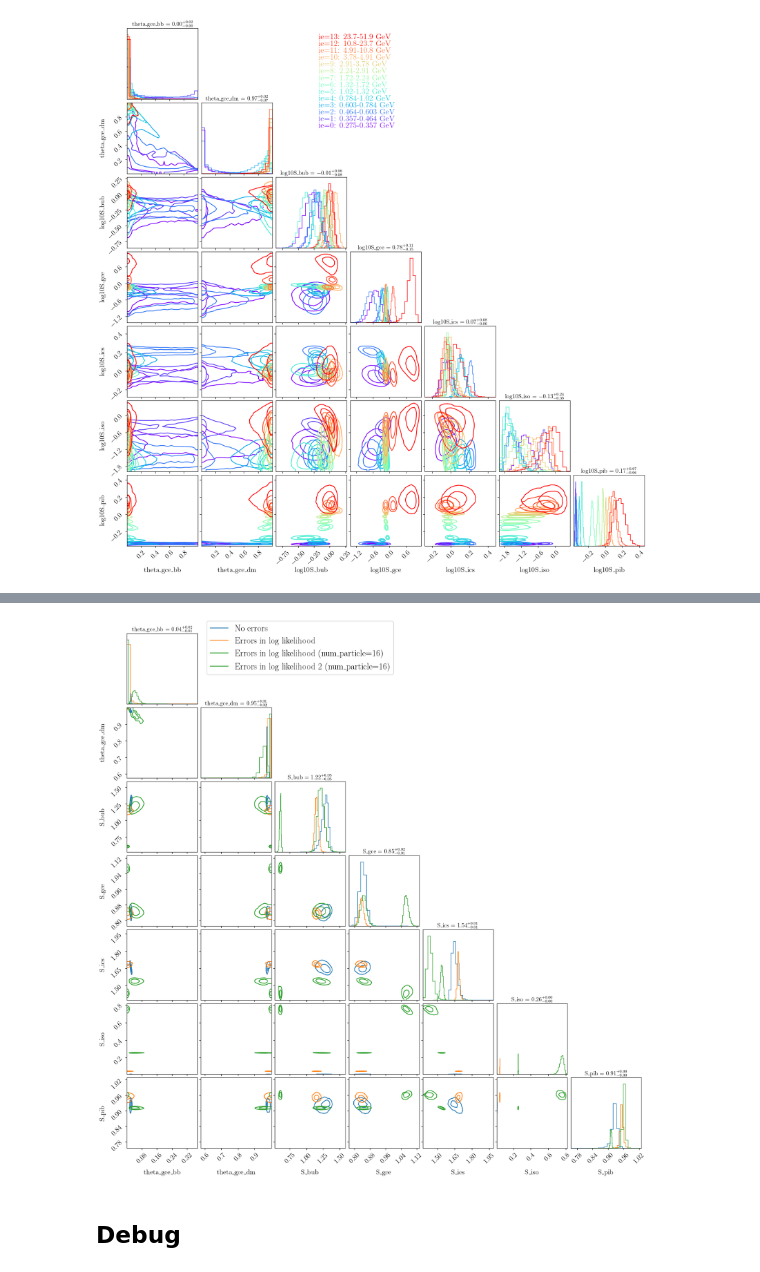
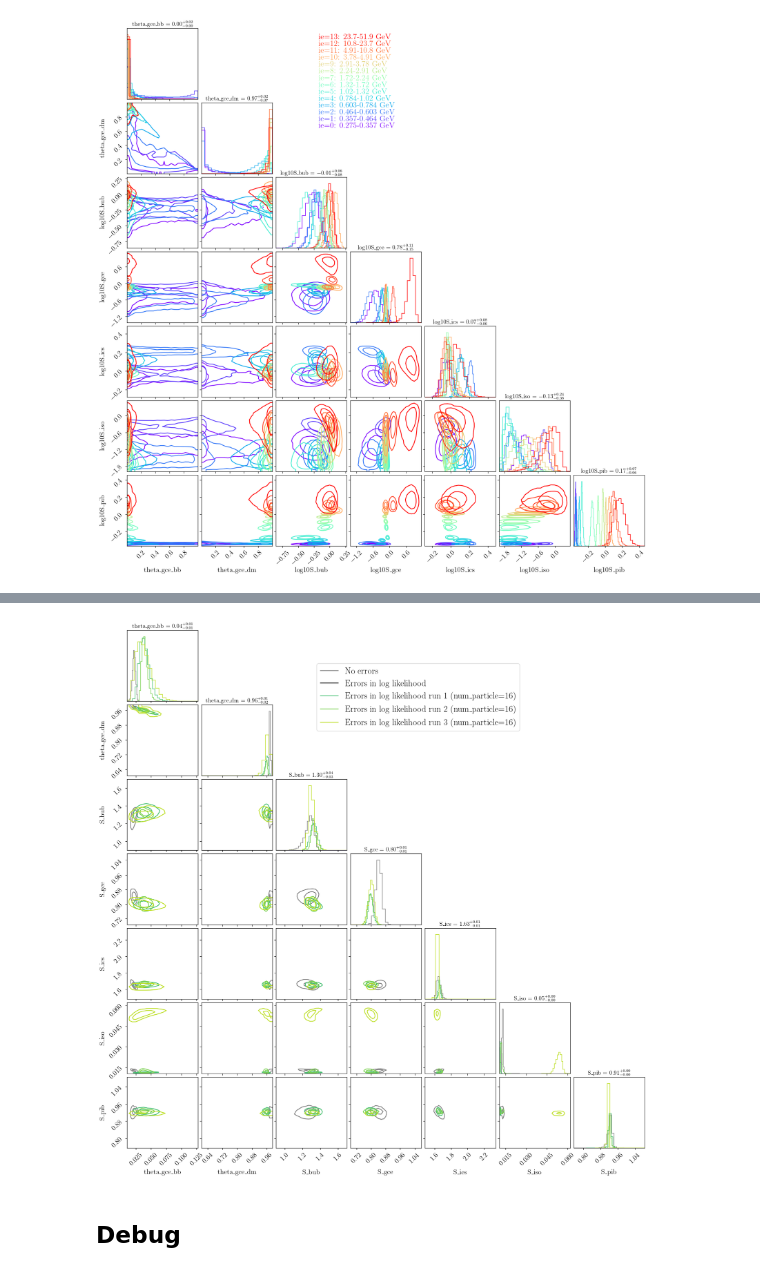
Before and after one commit to yitiansun/gce-prob-prog, a Jupyter notebook: notebooks/3_fit_gcepy.ipynb, the cells around one changed output, grey strips where cells are left out. Drawn from its saved outputs; the diff is of its cells as text; code cells hidden in the pictures.

Commit message:
rerun gcepy fit

```diff
--- a/notebooks/3_fit_gcepy.ipynb
+++ b/notebooks/3_fit_gcepy.ipynb
@@ -63,9 +63,9 @@ s = pickle.load(open(f'{output_dir}/compare_gcepy/gcepy_svi_ie0.p', 'rb'))[0]
 ### 1.2 full
 # %%
 svi_results = ebinmodel_gcepy.fit_SVI(
-    rng_key=jax.random.PRNGKey(422),
+    rng_key=jax.random.PRNGKey(42),
     num_flows=5, hidden_dims=[128, 128],
-    n_steps=20000, lr=5e-5, num_particles=8,
+    n_steps=20000, lr=3e-5, num_particles=16,
     ebin='all',
     error_mode='ll',
 )
@@ -153,21 +156,24 @@ WARNING:root:Too few points to create valid contours
 # %%
 samples_dict = {
     'noerr' : pickle.load(open(f'{output_dir}/compare_gcepy/gcepy_svi_full.p', 'rb'))[0],
-    'errll' : pickle.load(open(f'{output_dir}/compare_gcepy/gcepy_svi_full_errll.p', 'rb'))[0],
-    'errll_par16' : pickle.load(open(f'{output_dir}/compare_gcepy/gcepy_svi_full_errll_par16.p', 'rb'))[0],
-    'errll_par16_2' : pickle.load(open(f'{output_dir}/compare_gcepy/gcepy_svi_full_errll_par16_2.p', 'rb'))[0],
+    #'errll' : pickle.load(open(f'{output_dir}/compare_gcepy/gcepy_svi_full_errll.p', 'rb'))[0],
+    'errll_1' : pickle.load(open(f'{output_dir}/compare_gcepy/gcepy_svi_full_errll_par16_1.p', 'rb'))[0],
+    'errll_2' : pickle.load(open(f'{output_dir}/compare_gcepy/gcepy_svi_full_errll_par16_2.p', 'rb'))[0],
+    'errll_3' : pickle.load(open(f'{output_dir}/compare_gcepy/gcepy_svi_full_errll_par16_3.p', 'rb'))[0],
 }
 colors_dict = {
-    'noerr' : 'C0',
-    'errll' : 'C1',
-    'errll_par16' : 'C2',
-    'errll_par16_2' : 'C2',
+    'noerr' : mpl.colormaps['binary'](0.5),
+    'errll' : mpl.colormaps['binary'](0.9),
+    'errll_1' : mpl.colormaps['viridis'](0.7),
+    'errll_2' : mpl.colormaps['viridis'](0.8),
+    'errll_3' : mpl.colormaps['viridis'](0.9),
 }
 names_dict = {
     'noerr' : 'No errors',
     'errll' : 'Errors in log likelihood',
-    'errll_par16' : 'Errors in log likelihood (num_particle=16)',
-    'errll_par16_2' : 'Errors in log likelihood 2 (num_particle=16)',
+    'errll_1' : 'Errors in log likelihood run 1 (num_particle=16)',
+    'errll_2' : 'Errors in log likelihood run 2 (num_particle=16)',
+    'errll_3' : 'Errors in log likelihood run 3 (num_particle=16)',
 }
 plot_var_names = [
     'theta_gce_bb', 'theta_gce_dm',
@@ -203,7 +209,7 @@ for ie, (samples_name, samples) in enumerate(samples_dict.items()):
 figure.legend(
     [mpl.lines.Line2D([0], [0], color=c) for k, c in colors_dict.items()],
     [names_dict[k] for k, c in colors_dict.items()],
-    loc=(0.2, 0.9)
+    loc=(0.4, 0.8)
 )
 
 # ndim = len(plot_var_names)
@@ -225,4 +230,4 @@ WARNING:root:Too few points to create valid contours
-[figure, old version]
+[figure, new version]
 # %% [markdown]
 ## Debug
 # %%
```
Also changed, not shown: parts of 4 cells of this notebook, 3 other files.
